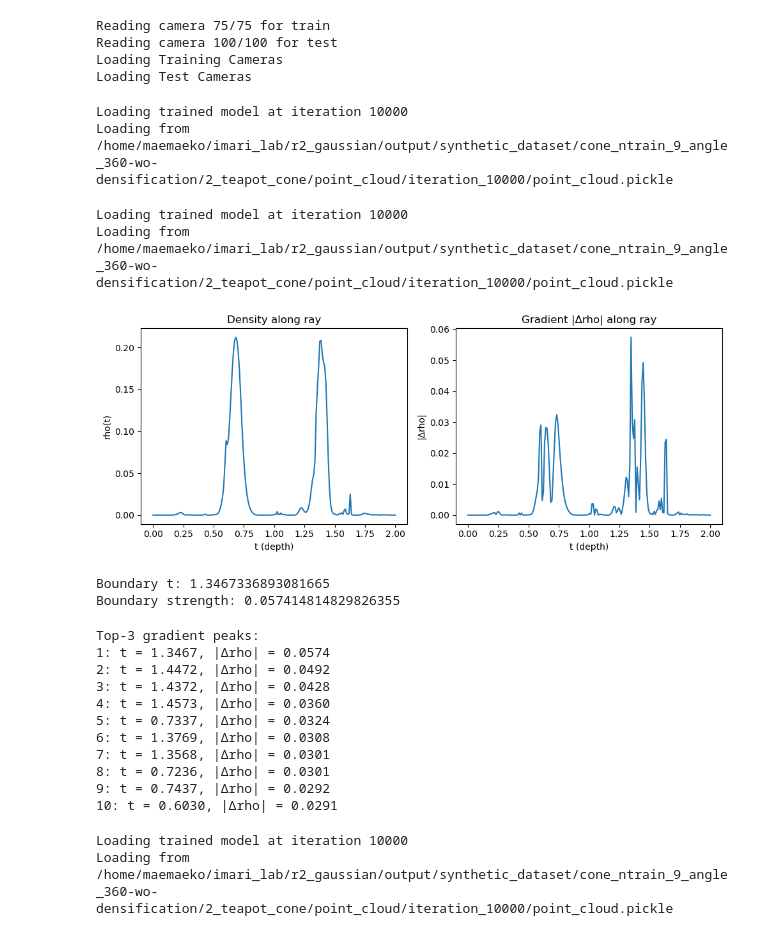
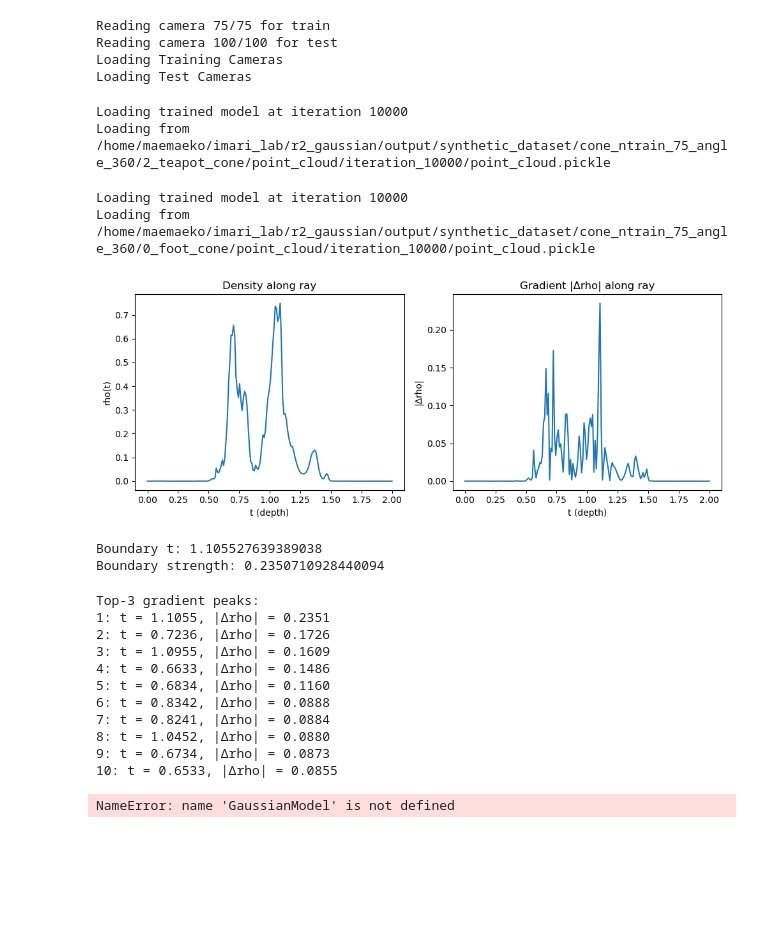
Before and after one commit to Maemaemaeko/r2_gaussian, a Jupyter notebook: visualize_boarder.ipynb, the cells around one changed output. Saved outputs shown, nothing was run; the diff lists cells and outputs as text; code cells hidden in the pictures; blank space fills up the shorter version.

```diff
--- a/visualize_boarder.ipynb
+++ b/visualize_boarder.ipynb
@@ -35,8 +35,8 @@ pipeline = PipelineParams(parser)
 # Namespace で引数を手動指定
 args = Namespace(
     source_path="/home/maemaeko/imari_lab/r2_gaussian/data/real_dataset/cone_ntrain_75_angle_360/teapot",
-    #model_path="/home/maemaeko/imari_lab/r2_gaussian/output/synthetic_dataset/cone_ntrain_9_angle_360-wo-densification/2_teapot_cone",
-    model_path="/home/maemaeko/imari_lab/r2_gaussian/output/synthetic_dataset/cone_ntrain_9_angle_360-wo-densification/2_teapot_cone",
+    #model_path="/home/maemaeko/imari_lab/r2_gaussian/output/synthetic_dataset/cone_ntrain_3_angle_360-wo-densification/2_teapot_cone",
+    model_path="/home/maemaeko/imari_lab/r2_gaussian/output/synthetic_dataset/cone_ntrain_75_angle_360/0_foot_cone",
     data_device="cuda",
     scale_min=0.0005,
     scale_max=0.5,
@@ -60,7 +60,7 @@ loaded_iter = initialize_gaussian(gaussians, dataset, -1)
 scene.gaussians = gaussians
 # %% [output]
 Loading trained model at iteration 10000
-Loading from /home/maemaeko/imari_lab/r2_gaussian/output/synthetic_dataset/cone_ntrain_9_angle_360-wo-densification/2_teapot_cone/point_cloud/iteration_10000/point_cloud.pickle
+Loading from /home/maemaeko/imari_lab/r2_gaussian/output/synthetic_dataset/cone_ntrain_75_angle_360/2_teapot_cone/point_cloud/iteration_10000/point_cloud.pickle
 # %%
 import torch
 
@@ -239,7 +237,7 @@ rot = gaussians.get_rotation[:, :4]
 Sigma = build_cov3d(scale, rot, scale_modifier=1.0)
 
 # ray の設定（原点から z方向に伸びる ray）
-ray_o = torch.tensor([-1.0, 0.5, 0], device=device)
+ray_o = torch.tensor([-1.0, 0.15, 0], device=device)
 ray_d = torch.tensor([1, 0.0, 0], device=device)
 ray_d = ray_d / ray_d.norm()
 
@@ -251,37 +249,37 @@ res = compute_ray_boundary(
     ray_o, ray_d, t_vals,
     xyz, Sigma, opacity,
     line_radius=0.05
 )
 
 # 可視化
 t_cpu = res["t_vals"].detach().cpu().numpy()
 rho_cpu = res["rho"].detach().cpu().numpy()
 grad_cpu = res["grad"].detach().cpu().numpy()
 
 plt.figure(figsize=(10,4))
 plt.subplot(1,2,1)
 plt.title("Density along ray")
 plt.plot(t_cpu, rho_cpu)
 plt.xlabel("t (depth)")
 plt.ylabel("rho(t)")
 
 plt.subplot(1,2,2)
 plt.title("Gradient |Δrho| along ray")
 plt.plot(t_cpu, grad_cpu)
 plt.xlabel("t (depth)")
 plt.ylabel("|Δrho|")
 
 plt.tight_layout()
 plt.show()
 
 print("Boundary t:", res["boundary_t"])
 print("Boundary strength:", res["boundary_strength"])
 # %% [output]
 Loading trained model at iteration 10000
-Loading from /home/maemaeko/imari_lab/r2_gaussian/output/synthetic_dataset/cone_ntrain_9_angle_360-wo-densification/2_teapot_cone/point_cloud/iteration_10000/point_cloud.pickle
+Loading from /home/maemaeko/imari_lab/r2_gaussian/output/synthetic_dataset/cone_ntrain_75_angle_360/0_foot_cone/point_cloud/iteration_10000/point_cloud.pickle
-[figure, old version]
+[figure, new version]
-Boundary t: 1.3467336893081665
-Boundary strength: 0.057414814829826355
+Boundary t: 1.105527639389038
+Boundary strength: 0.2350710928440094
 # %%
 # ---- ここから追加 ----
 grad = res["grad"]      # (S,)
@@ -299,16 +297,16 @@ for i in range(k):
     print(f"{i+1}: t = {top_t[i].item():.4f}, |Δrho| = {top_vals[i].item():.4f}")
 # %% [output]
 Top-3 gradient peaks:
-1: t = 1.3467, |Δrho| = 0.0574
-2: t = 1.4472, |Δrho| = 0.0492
-3: t = 1.4372, |Δrho| = 0.0428
-4: t = 1.4573, |Δrho| = 0.0360
-5: t = 0.7337, |Δrho| = 0.0324
-6: t = 1.3769, |Δrho| = 0.0308
-7: t = 1.3568, |Δrho| = 0.0301
-8: t = 0.7236, |Δrho| = 0.0301
-9: t = 0.7437, |Δrho| = 0.0292
-10: t = 0.6030, |Δrho| = 0.0291
+1: t = 1.1055, |Δrho| = 0.2351
+2: t = 0.7236, |Δrho| = 0.1726
+3: t = 1.0955, |Δrho| = 0.1609
+4: t = 0.6633, |Δrho| = 0.1486
+5: t = 0.6834, |Δrho| = 0.1160
+6: t = 0.8342, |Δrho| = 0.0888
+7: t = 0.8241, |Δrho| = 0.0884
+8: t = 1.0452, |Δrho| = 0.0880
+9: t = 0.6734, |Δrho| = 0.0873
+10: t = 0.6533, |Δrho| = 0.0855
 # %%
 import torch
 import numpy as np
@@ -456,8 +454,8 @@ cams = scene.getTrainCameras()
 all_depth_maps    = []
 all_strength_maps = []
 
-#t_near, t_far = 4.5, 5.5  # カメラ半径5.0を想定した例
-t_near, t_far = 4, 4.5
+t_near, t_far = 4, 6 # カメラ半径5.0を想定した例
+#t_near, t_far = 4, 4.5
 n_samples = 128
 
 for cam in cams[:1]:
@@ -472,8 +470,7 @@ for cam in cams[:1]:
     all_depth_maps.append(depth_map.cpu())
     all_strength_maps.append(strength_map.cpu())
 # %% [output]
-Loading trained model at iteration 10000
-Loading from /home/maemaeko/imari_lab/r2_gaussian/output/synthetic_dataset/cone_ntrain_9_angle_360-wo-densification/2_teapot_cone/point_cloud/iteration_10000/point_cloud.pickle
+NameError: name 'GaussianModel' is not defined
 # %%
 import matplotlib.pyplot as plt
 
```
Also changed, not shown: parts of 6 cells of this notebook, 4 other files.
